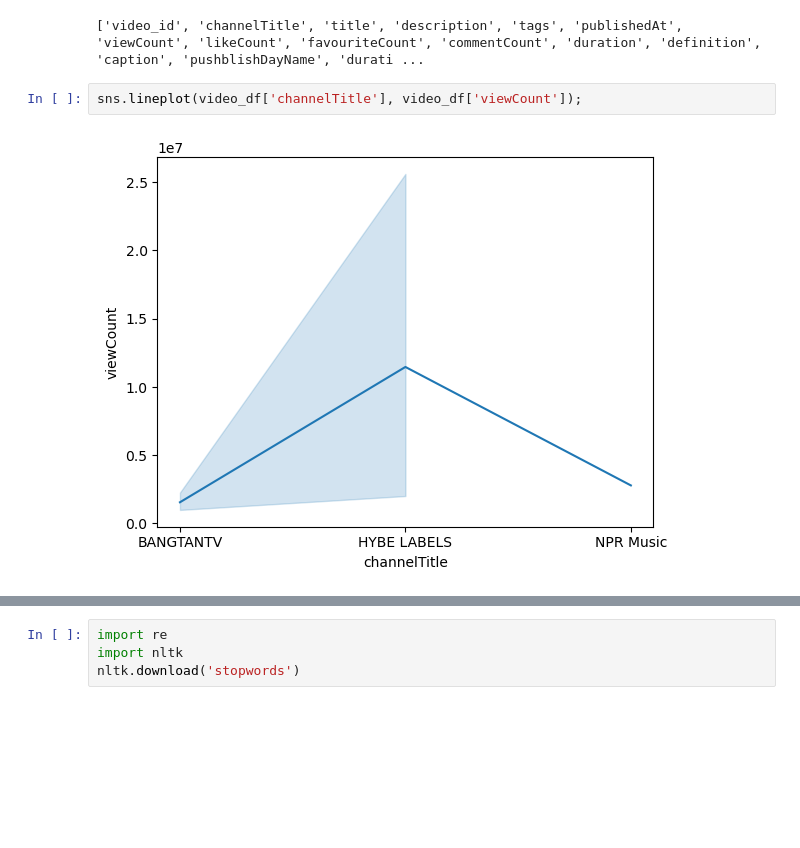
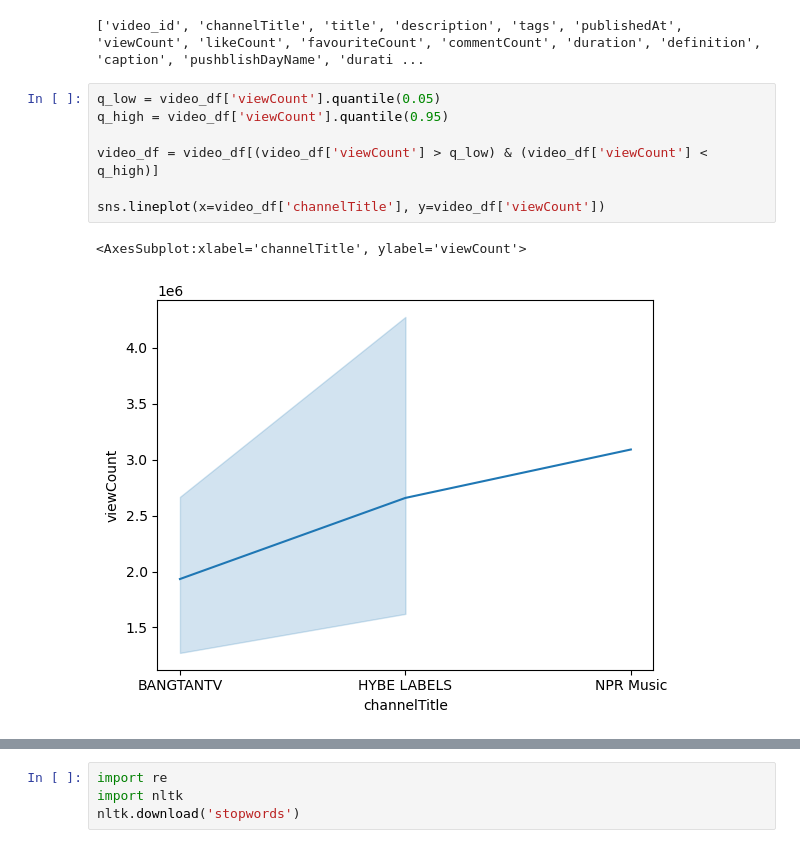
Before and after one commit to datahubtown/YT_API, a Jupyter notebook: YT_API.ipynb, the cells around one changed output, grey strips where cells are left out. Saved outputs shown, nothing was run; the diff lists cells and outputs as text; blank space fills up the shorter version.

```diff
--- a/YT_API.ipynb
+++ b/YT_API.ipynb
@@ -235,7 +266,13 @@ print(video_df.columns.tolist())
 # %% [output]
 ['video_id', 'channelTitle', 'title', 'description', 'tags', 'publishedAt', 'viewCount', 'likeCount', 'favouriteCount', 'commentCount', 'duration', 'definition', 'caption', 'pushblishDayName', 'durati ...
 # %%
-sns.lineplot(video_df['channelTitle'], video_df['viewCount']);
+q_low = video_df['viewCount'].quantile(0.05)
+q_high = video_df['viewCount'].quantile(0.95)
+
+video_df = video_df[(video_df['viewCount'] > q_low) & (video_df['viewCount'] < q_high)]
+
+sns.lineplot(x=video_df['channelTitle'], y=video_df['viewCount'])
 # %% [output]
+<AxesSubplot:xlabel='channelTitle', ylabel='viewCount'>
-[figure, old version]
+[figure, new version]
 # %%
```
Also changed, not shown: parts of 15 cells of this notebook.
